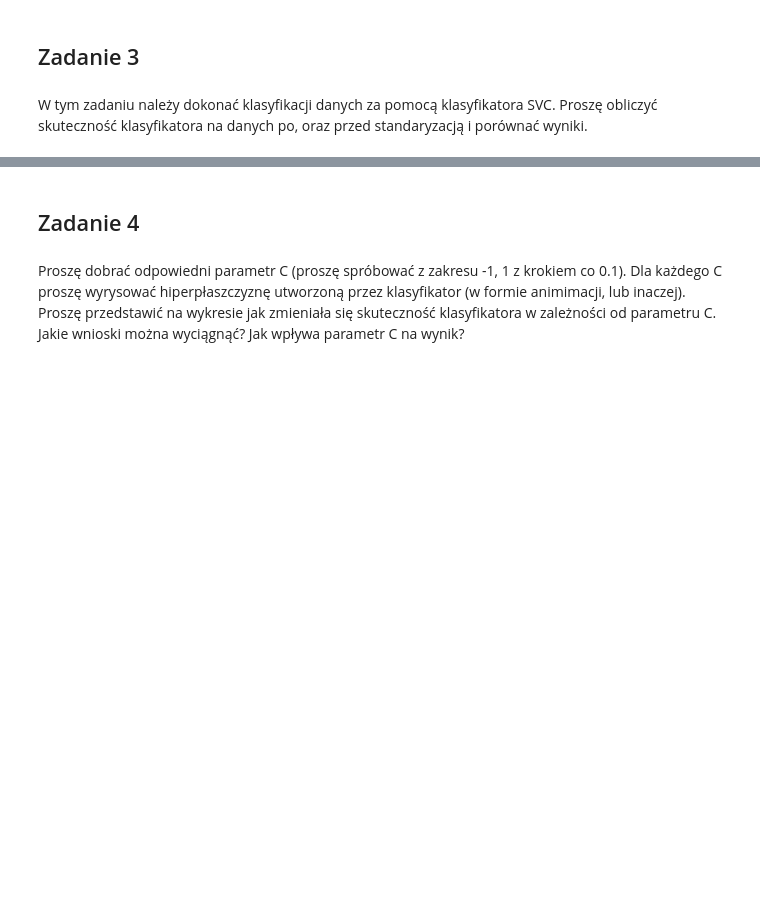
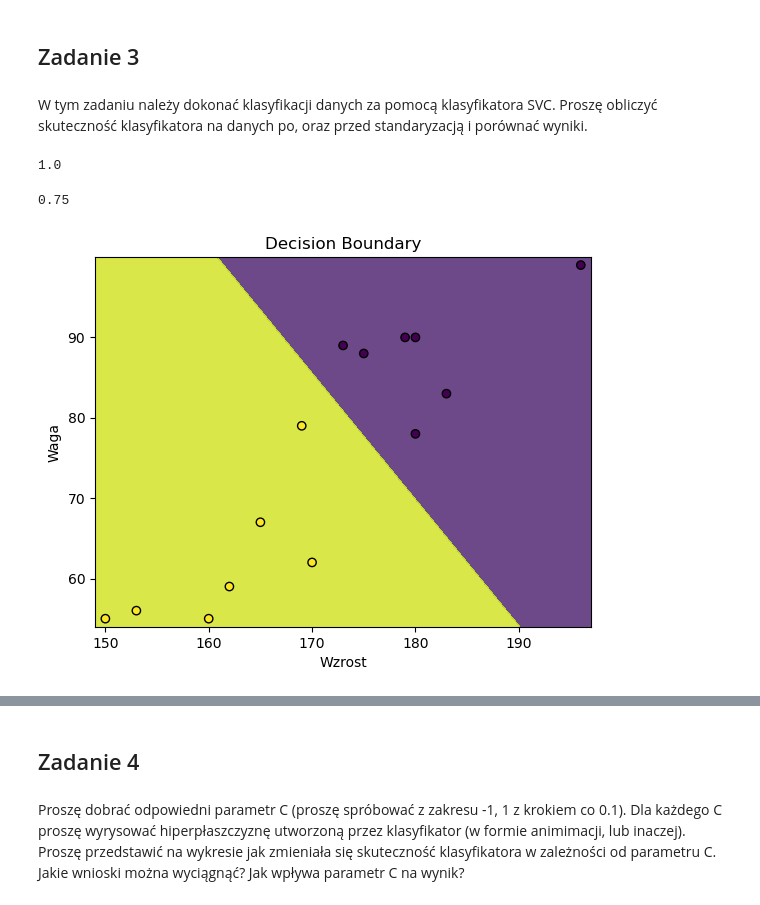
Before and after one commit to kamazur2002/pk_machine_learning, a Jupyter notebook: SVC/160803_Kamila_Zur_SVC.ipynb, the cells around one changed output, grey strips where cells are left out. Cells and saved outputs as stored; diff of their text form; code cells hidden in the pictures; blank space fills up the shorter version.

```diff
--- a/SVC/160803_Kamila_Zur_SVC.ipynb
+++ b/SVC/160803_Kamila_Zur_SVC.ipynb
@@ -106,0 +130,5 @@ from sklearn.model_selection import train_test_split
+# %%
+from sklearn.model_selection import train_test_split
+
+train, test = train_test_split(data_input, test_size=0.2, random_state=42, stratify=data_input['Plec'])
+train_standardized, test_standardized = train_test_split(data_standardized, test_size=0.2, random_state=42, stratify=data_standardized['Plec'])
@@ -114,0 +163,35 @@ from sklearn.svm import SVC
+# %%
+from sklearn.svm import SVC
+
+svc_model = SVC(kernel='linear')
+svc_model.fit(train[['Wzrost', 'Waga']], train['Plec'])
+svc_model.score(test[['Wzrost', 'Waga']], test['Plec'])
+# %% [output]
+1.0
+# %%
+svc_model_standardized = SVC(kernel='linear')
+svc_model_standardized.fit(train_standardized[['Wzrost', 'Waga']], train_standardized['Plec'])
+svc_model_standardized.score(test_standardized[['Wzrost', 'Waga']], test_standardized['Plec'])
+# %% [output]
+0.75
+# %%
+def plot_decision_boundary(model, X, y, ax=None, show=True):
+    x_min, x_max = X.iloc[:, 0].min() - 1, X.iloc[:, 0].max() + 1
+    y_min, y_max = X.iloc[:, 1].min() - 1, X.iloc[:, 1].max() + 1
+    xx, yy = np.meshgrid(np.arange(x_min, x_max, 0.01),
+                         np.arange(y_min, y_max, 0.01))
+    Z = model.predict(np.c_[xx.ravel(), yy.ravel()])
+    Z = Z.reshape(xx.shape)
+    if ax is None:
+        ax = plt.gca()
+    ax.contourf(xx, yy, Z, alpha=0.8)
+    ax.scatter(X.iloc[:, 0], X.iloc[:, 1], c=y, edgecolors='k', marker='o')
+    ax.set_xlabel('Wzrost')
+    ax.set_ylabel('Waga')
+    ax.set_title('Decision Boundary')
+    if show:
+        plt.show()
+# %%
+plot_decision_boundary(svc_model, train[['Wzrost', 'Waga']], train['Plec'])
+# %% [output]
+[figure, added]
```
Also changed, not shown: parts of 40 cells of this notebook, 2 other files.
